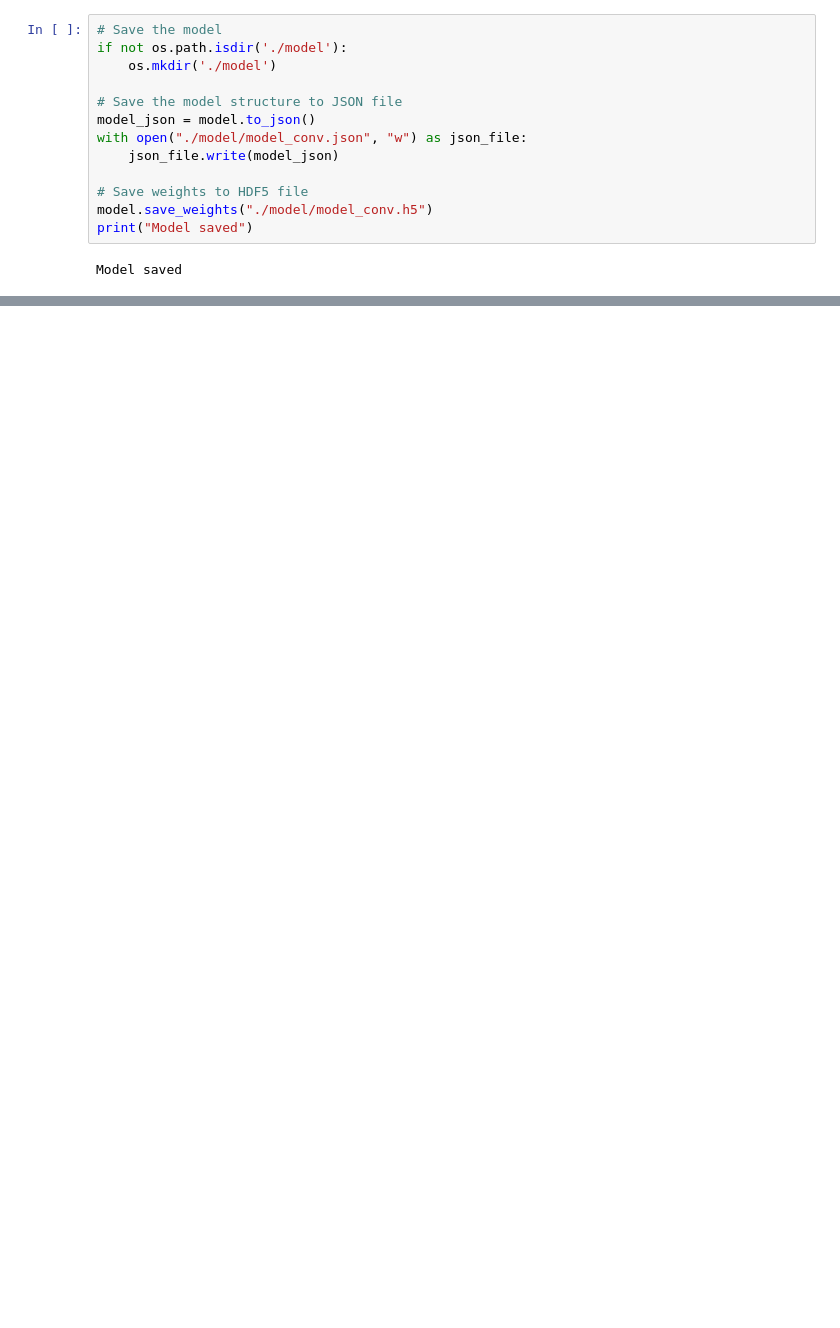
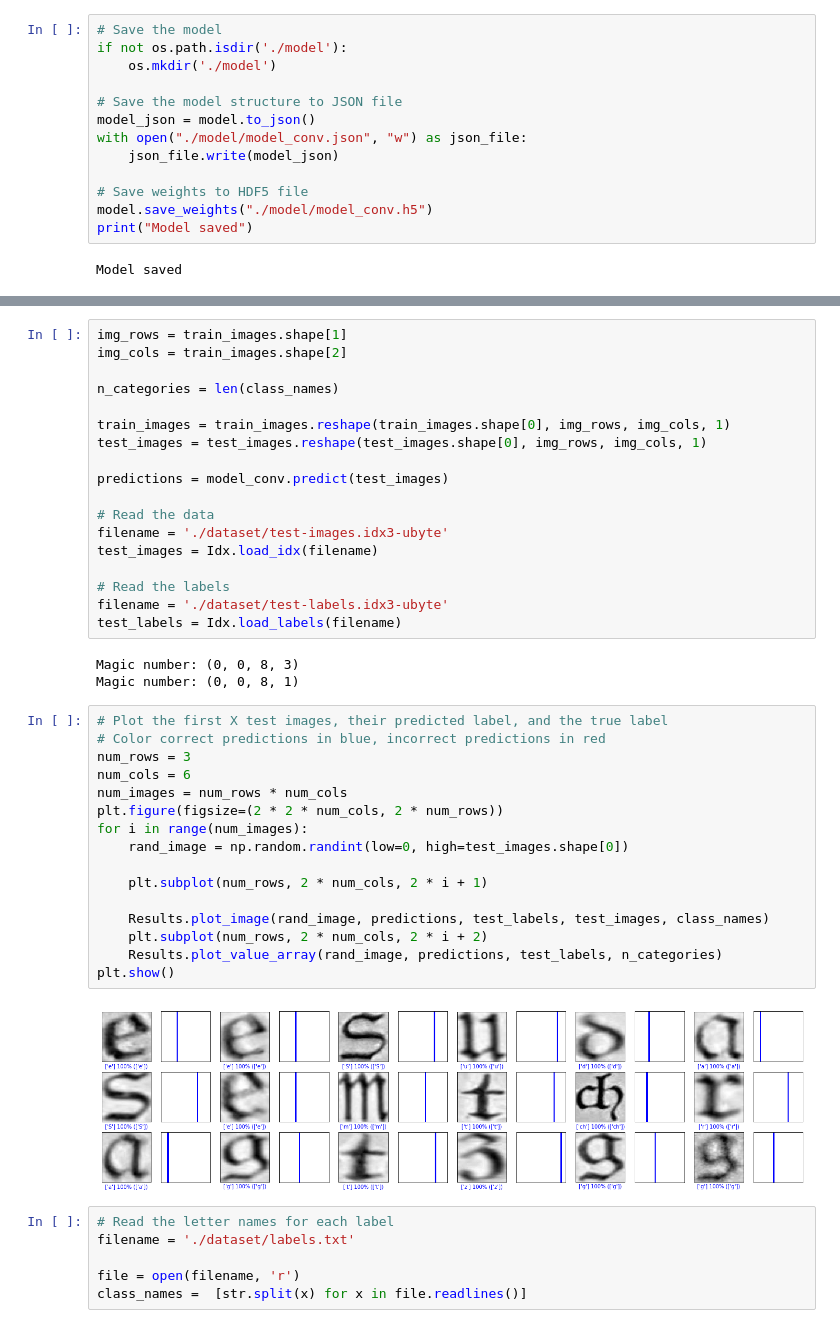
Before and after one commit to akcarsten/cook_book, a Jupyter notebook: 03_train_convNet.ipynb, the cells around one changed output, grey strips where cells are left out. Cells and saved outputs as stored; diff of their text form; blank space fills up the shorter version.

```diff
--- a/03_train_convNet.ipynb
+++ b/03_train_convNet.ipynb
@@ -177,0 +265,45 @@ Model saved
+# %%
+img_rows = train_images.shape[1]
+img_cols = train_images.shape[2]
+
+n_categories = len(class_names)
+
+train_images = train_images.reshape(train_images.shape[0], img_rows, img_cols, 1)
+test_images = test_images.reshape(test_images.shape[0], img_rows, img_cols, 1)
+
+predictions = model_conv.predict(test_images)
+
+# Read the data
+filename = './dataset/test-images.idx3-ubyte'
+test_images = Idx.load_idx(filename)
+
+# Read the labels
+filename = './dataset/test-labels.idx3-ubyte'
+test_labels = Idx.load_labels(filename)
+# %% [output]
+Magic number: (0, 0, 8, 3)
+Magic number: (0, 0, 8, 1)
+# %%
+# Plot the first X test images, their predicted label, and the true label
+# Color correct predictions in blue, incorrect predictions in red
+num_rows = 3
+num_cols = 6
+num_images = num_rows * num_cols
+plt.figure(figsize=(2 * 2 * num_cols, 2 * num_rows))
+for i in range(num_images):
+    rand_image = np.random.randint(low=0, high=test_images.shape[0])
+
+    plt.subplot(num_rows, 2 * num_cols, 2 * i + 1)
+
+    Results.plot_image(rand_image, predictions, test_labels, test_images, class_names)
+    plt.subplot(num_rows, 2 * num_cols, 2 * i + 2)
+    Results.plot_value_array(rand_image, predictions, test_labels, n_categories)
+plt.show()
+# %% [output]
+[figure, added]
+# %%
+# Read the letter names for each label
+filename = './dataset/labels.txt'
+
+file = open(filename, 'r')
+class_names =  [str.split(x) for x in file.readlines()]
```
Also changed, not shown: parts of 30 cells of this notebook, 13 other files.
